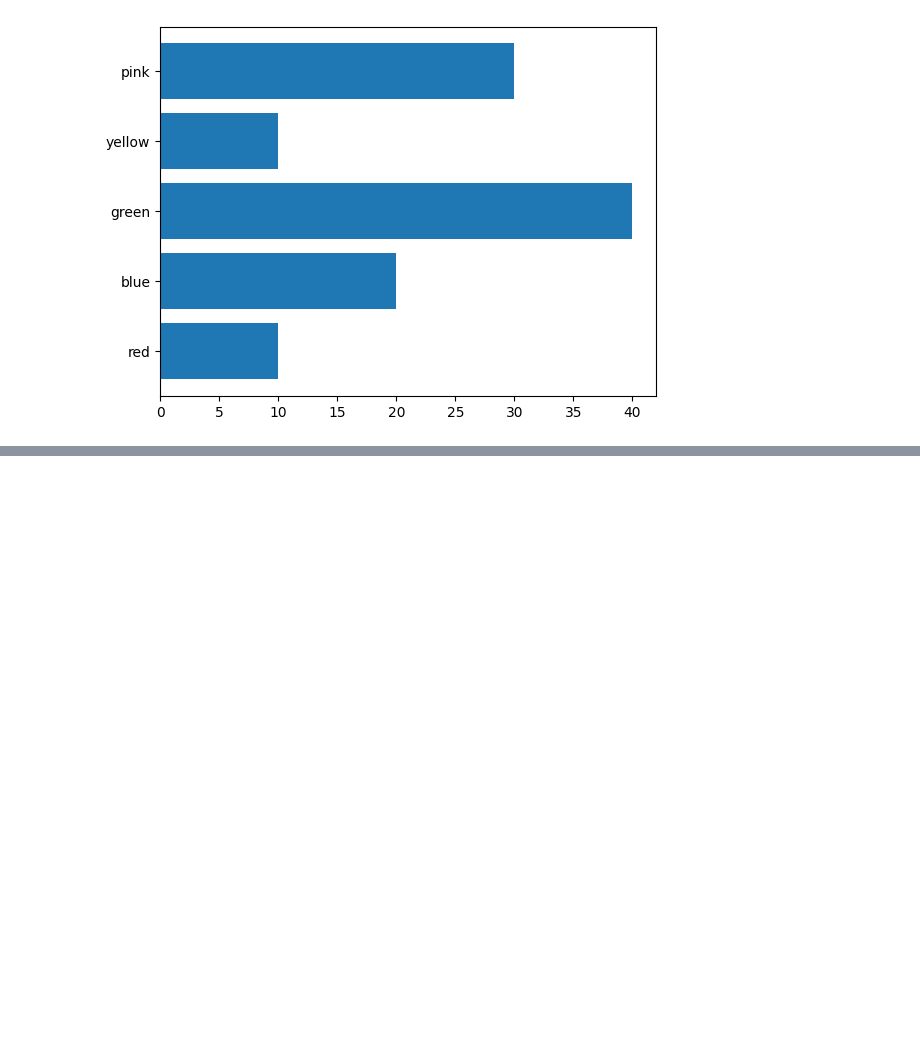
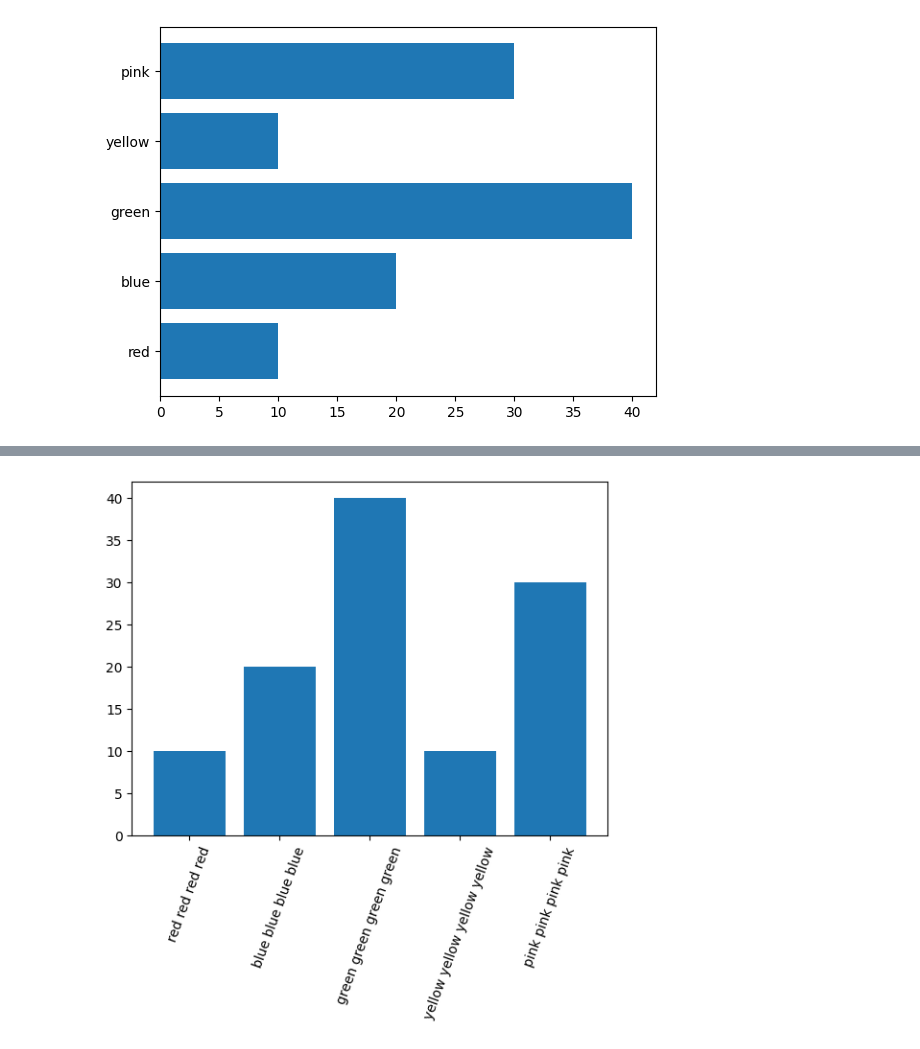
Before and after one commit to Amjad-Bin-Aslam/Data-Analysis-Portfolio, a Jupyter notebook: 06_Matplotlib/01_Matplotlib_Exercise.ipynb, the cells around one changed output, grey strips where cells are left out. Saved outputs shown, nothing was run; the diff lists cells and outputs as text; code cells hidden in the pictures; blank space fills up the shorter version.

```diff
--- a/06_Matplotlib/01_Matplotlib_Exercise.ipynb
+++ b/06_Matplotlib/01_Matplotlib_Exercise.ipynb
@@ -188,0 +204,10 @@ plt.barh(colors,children)
+# %%
+# if names on x-axis or y-axis is longer
+children = [10,20,40,10,30]
+colors = ['red red red red','blue blue blue blue','green green green green','yellow yellow yellow yellow','pink pink pink pink']
+
+plt.bar(colors,children)
+plt.xticks(rotation = 70)
+plt.show()
+# %% [output]
+[figure, added]
```
Also changed, not shown: parts of 4 cells of this notebook.
